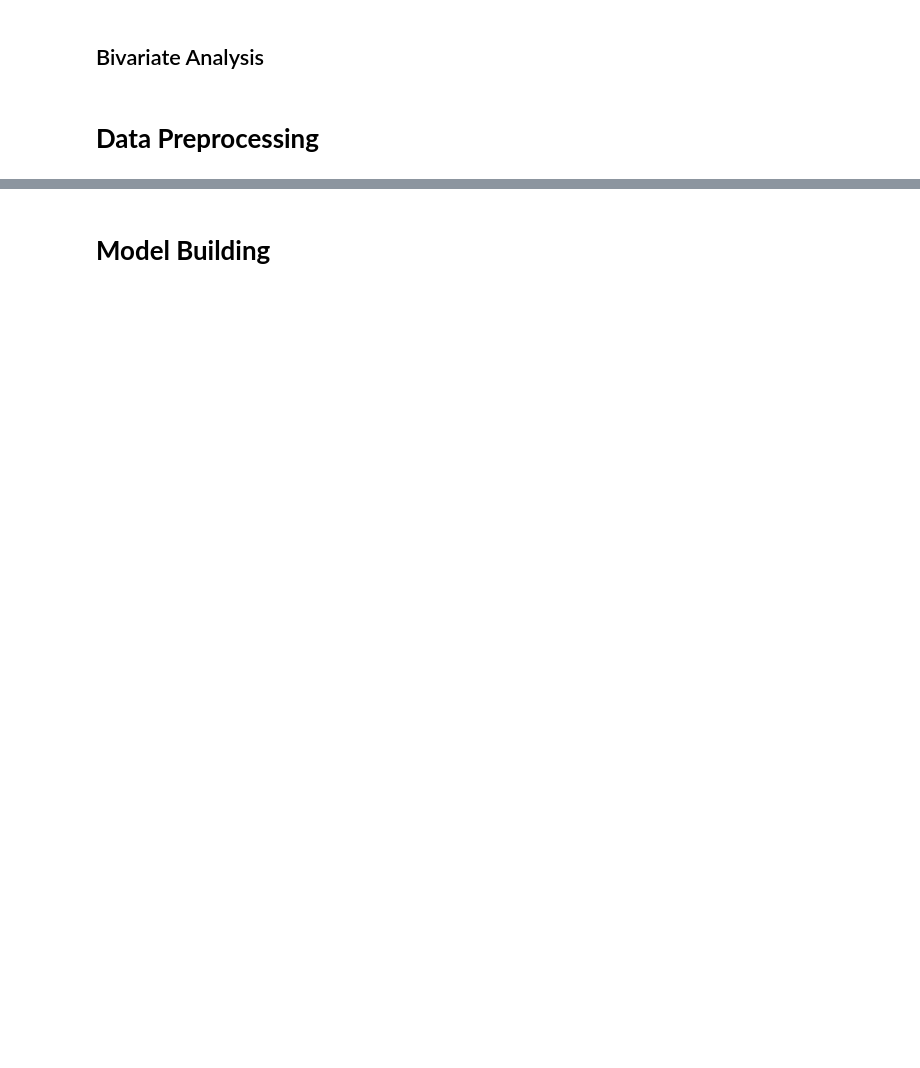
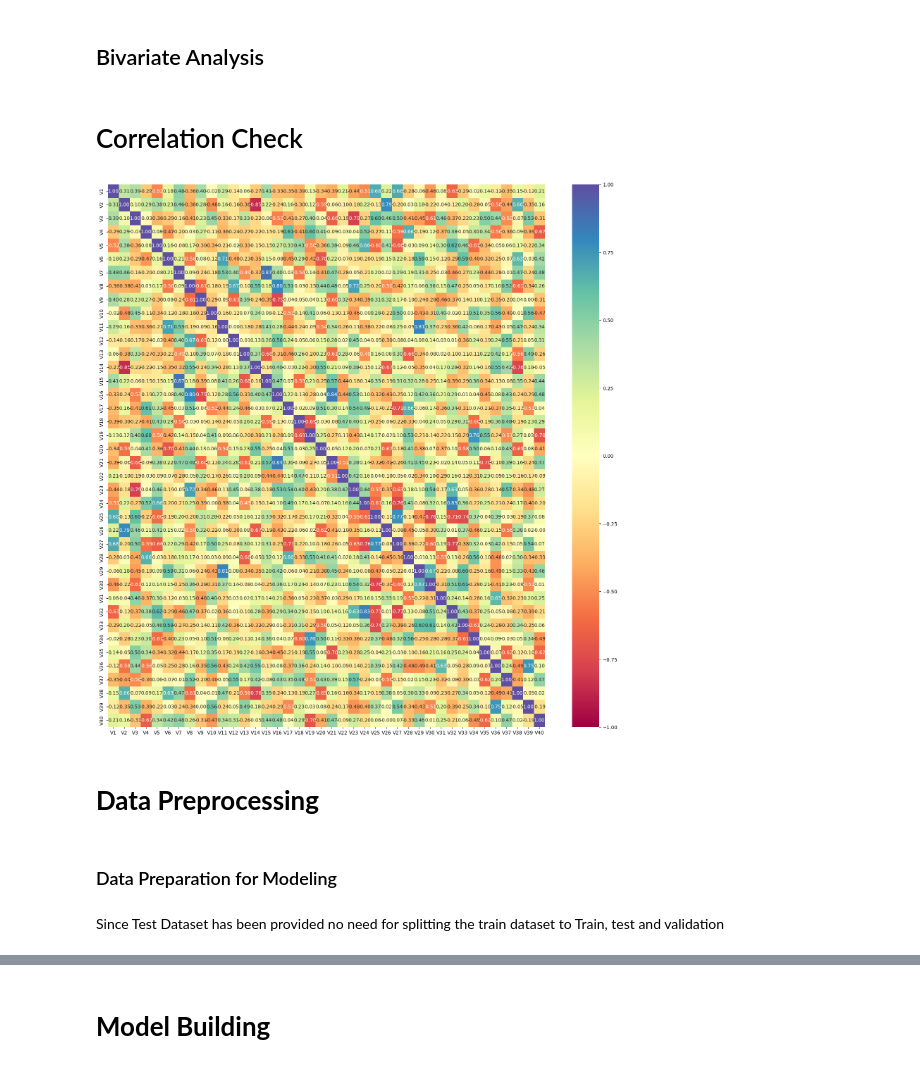
Before and after one commit to arbeeorlar/data_science, a Jupyter notebook: INN_ReneWind_Main_Project_FullCode_Notebook.ipynb, the cells around one changed output, grey strips where cells are left out. Drawn from its saved outputs; the diff is of its cells as text; code cells hidden in the pictures; blank space fills up the shorter version.

```diff
--- a/INN_ReneWind_Main_Project_FullCode_Notebook.ipynb
+++ b/INN_ReneWind_Main_Project_FullCode_Notebook.ipynb
@@ -180,4 +519,19 @@ Only one column is integer
 # %% [markdown]
 ## Bivariate Analysis
+# %% [markdown]
+# Correlation Check
+# %%
+cols_list = data_train.select_dtypes(include=np.number).columns.tolist()
+cols_list.remove("Target")
+
+plt.figure(figsize=(20, 20))
+sns.heatmap(
+    data_train[cols_list].corr(), annot=True, vmin=-1, vmax=1, fmt=".2f", cmap="Spectral"
+)
+plt.show()
+# %% [output]
+[figure, added]
 # %% [markdown]
 # **Data Preprocessing**
+# %% [markdown]
+### Data Preparation for Modeling
@@ -183,0 +545,2 @@ Only one column is integer
+# %% [markdown]
+Since Test Dataset has been provided no need for splitting the train dataset to Train, test and validation
```
Also changed, not shown: parts of 120 cells of this notebook.
